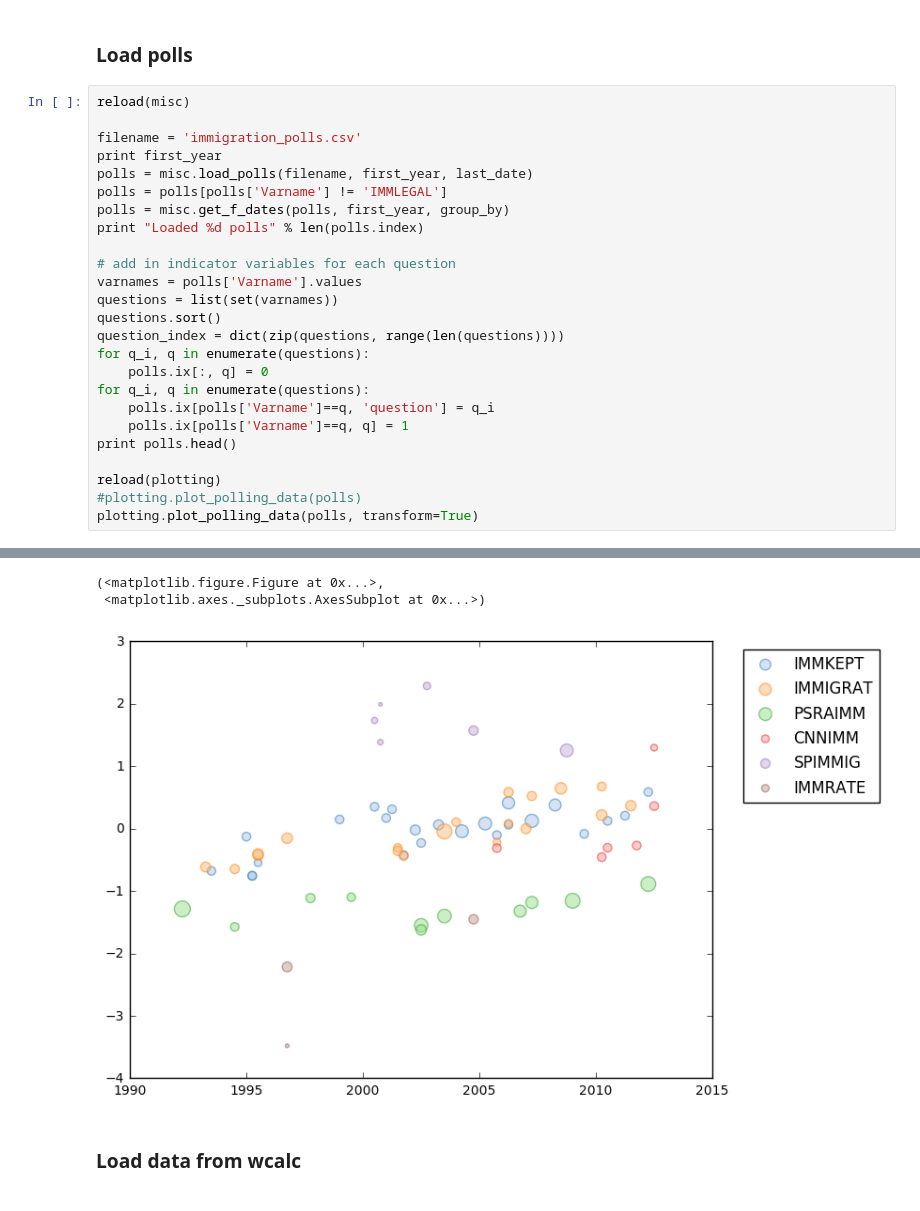
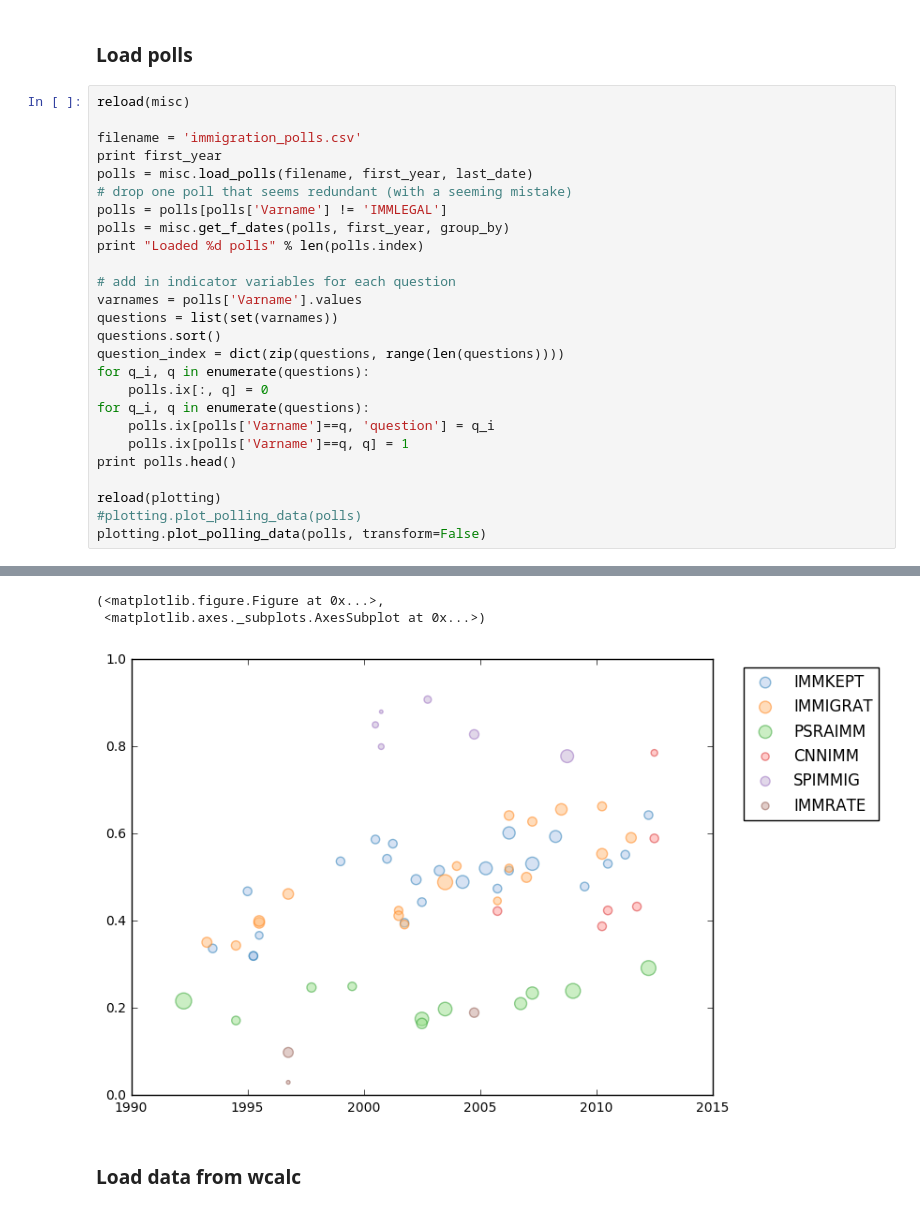
Before and after one commit to dallascard/predicting_public_opinion, a Jupyter notebook: immigration2.ipynb, the cells around one changed output, grey strips where cells are left out. Cells and saved outputs as stored; diff of their text form.

```diff
--- a/immigration2.ipynb
+++ b/immigration2.ipynb
@@ -87,6 +91,7 @@ reload(misc)
 filename = 'immigration_polls.csv'
 print first_year
 polls = misc.load_polls(filename, first_year, last_date)
+# drop one poll that seems redundant (with a seeming mistake)
 polls = polls[polls['Varname'] != 'IMMLEGAL']
 polls = misc.get_f_dates(polls, first_year, group_by)
 print "Loaded %d polls" % len(polls.index)
@@ -105,7 +110,7 @@ print polls.head()
 
 reload(plotting)
 #plotting.plot_polling_data(polls)
-plotting.plot_polling_data(polls, transform=True)
+plotting.plot_polling_data(polls, transform=False)
 # %% [output]
 1992
 Loaded 69 polls
@@ -122,11 +127,11 @@ Loaded 69 polls
 ... (15 lines left out)
  PSRAIMM        11
   CNNIMM        6
  SPIMMIG        6
  IMMRATE        3
 (<matplotlib.figure.Figure at 0x...>,
  <matplotlib.axes._subplots.AxesSubplot at 0x...>)
-[figure, old version]
+[figure, new version]
 # %% [markdown]
 ### Load data from wcalc
 # %%
```
Also changed, not shown: parts of 30 cells of this notebook, 1 other file.
